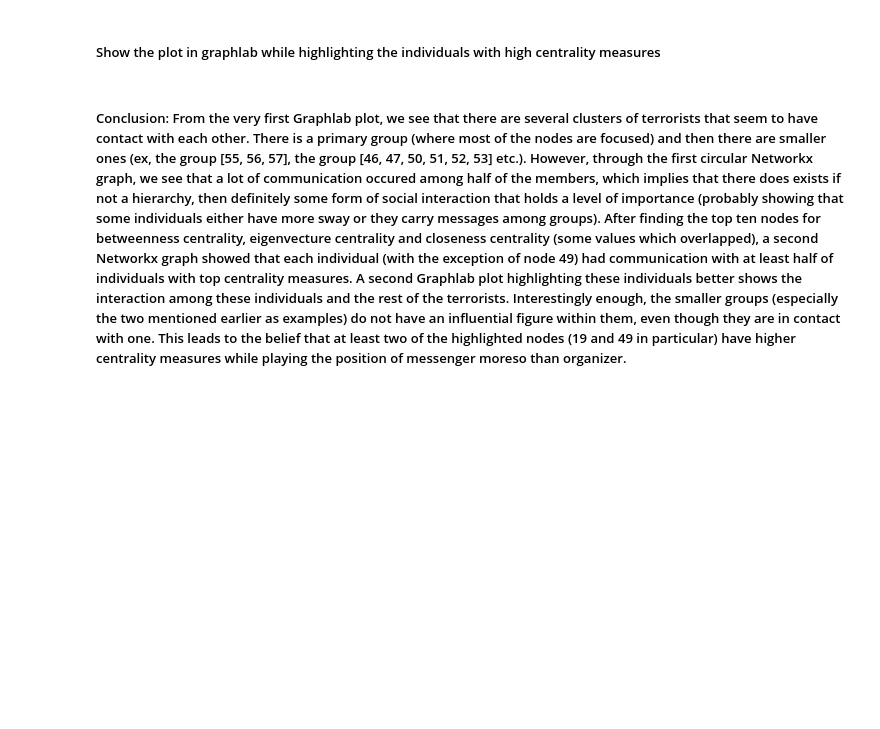
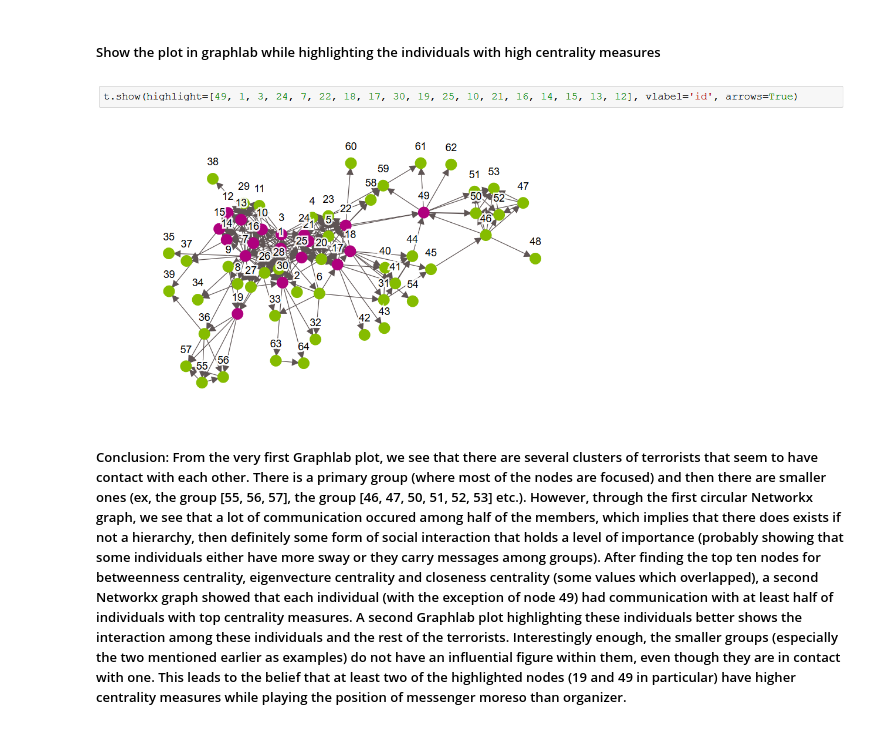
Before and after one commit to Galanopoulog/DATA620-Assignment-3, a Jupyter notebook: Week 2 - Assignment 3.ipynb, the cells around one changed output. Drawn from its saved outputs; the diff is of its cells as text; code cells hidden in the pictures; blank space fills up the shorter version.

Commit message:
Assignment 3 Jupyter Notebook

```diff
--- a/Week 2 - Assignment 3.ipynb
+++ b/Week 2 - Assignment 3.ipynb
@@ -225,5 +227,9 @@ plt.show()
 ##### Show the plot in graphlab while highlighting the individuals with high centrality measures
 # %%
 t.show(highlight=[49, 1, 3, 24, 7, 22, 18, 17, 30, 19, 25, 10, 21, 16, 14, 15, 13, 12], vlabel='id', arrows=True)
+# %%
+Image(filename=("C:\Users\Georgia\Documents\GitHub\DATA620-Assignment-3\Image2.PNG"))
+# %% [output]
+[figure, added]
 # %% [markdown]
 ##### Conclusion: From the very first Graphlab plot, we see that there are several clusters of terrorists that seem to have contact with each other. There is a primary group (where most of the nodes are focused) and then there are smaller ones (ex, the group [55, 56, 57], the group [46, 47, 50, 51, 52, 53] etc.). However, through the first circular Networkx graph, we see that a lot of communication occured among half of the members, which implies that there does exists if not a hierarchy, then definitely some form of social interaction that holds a level of importance (probably showing that some individuals either have more sway or they carry messages among groups). After finding the top ten nodes for betweenness centrality, eigenvecture centrality and closeness centrality (some values which overlapped), a second Networkx graph showed that each individual (with the exception of node 49) had communication with at least half of individuals with top centrality measures. A second Graphlab plot highlighting these individuals better shows the interaction among these individuals and the rest of the terrorists. Interestingly enough, the smaller groups (especially the two mentioned earlier as examples) do not have an influential figure within them, even though they are in contact with one. This leads to the belief that at least two of the highlighted nodes (19 and 49 in particular) have higher centrality measures while playing the position of messenger moreso than organizer.
```
Also changed, not shown: parts of 3 cells of this notebook.
